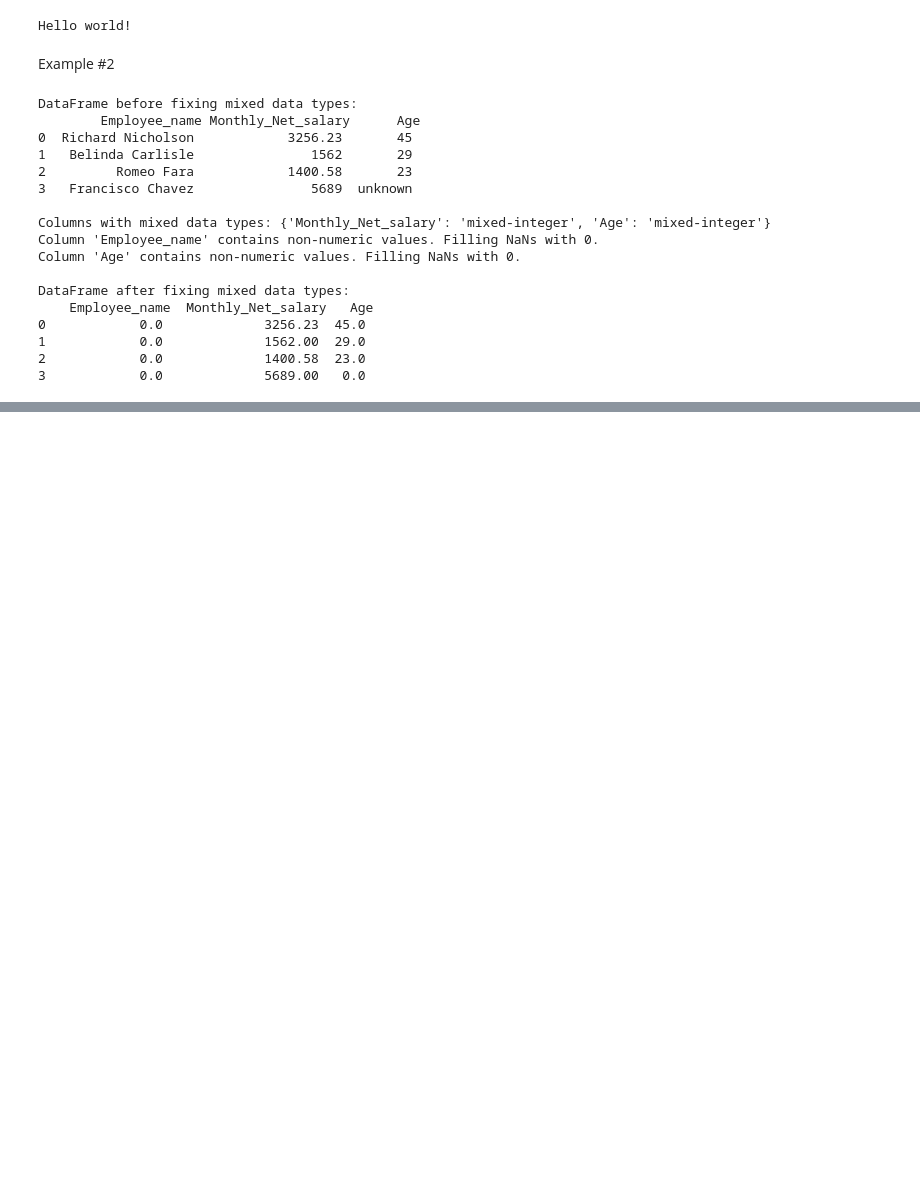
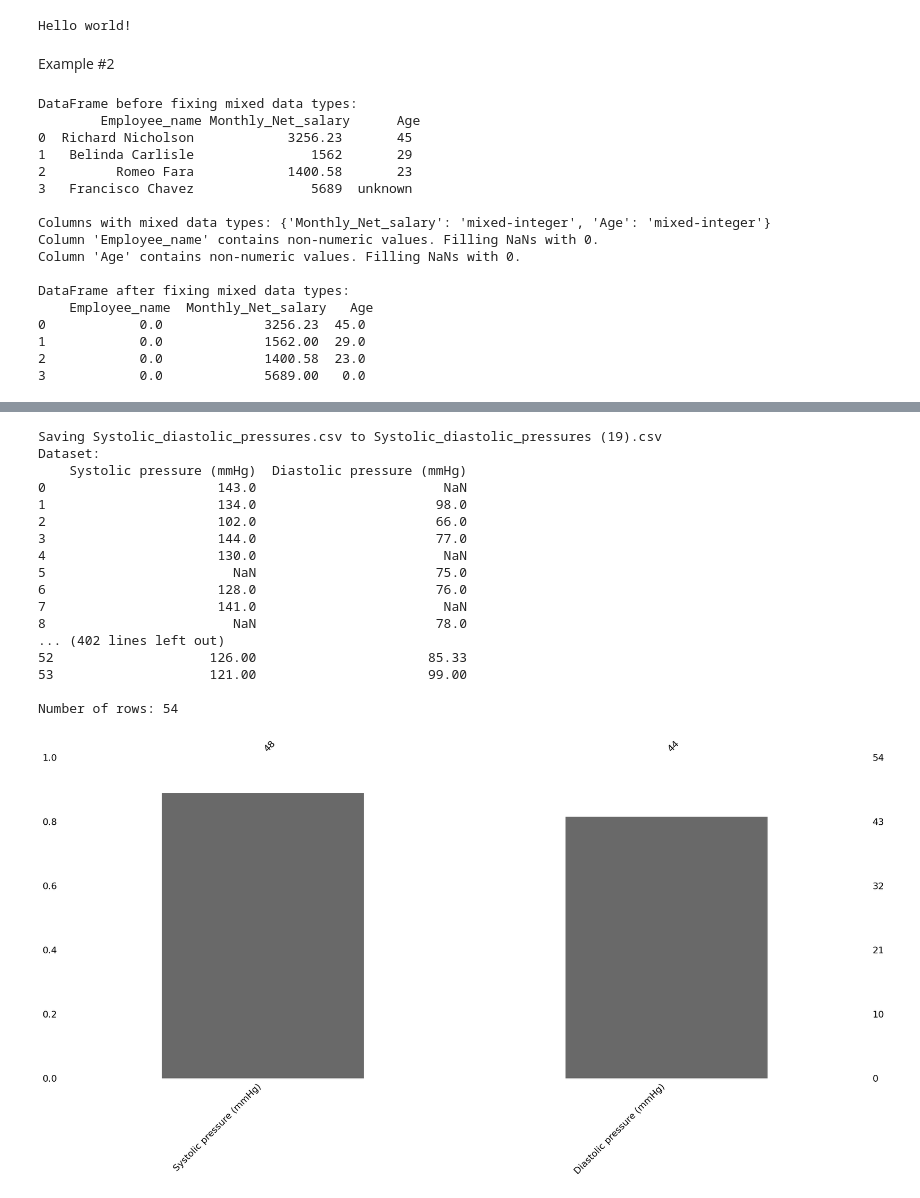
Before and after one commit to Praaabin/cps5004, a Jupyter notebook: Week2_1.ipynb, the cells around one changed output, grey strips where cells are left out. Drawn from its saved outputs; the diff is of its cells as text; code cells hidden in the pictures; blank space fills up the shorter version.

```diff
--- a/Week2_1.ipynb
+++ b/Week2_1.ipynb
@@ -71,0 +74,57 @@ DataFrame after fixing mixed data types:
+# %%
+import pandas as pd
+import missingno as msno
+import matplotlib.pyplot as plt
+
+from google.colab import files
+uploaded = files.upload()
+df = pd.read_csv('Systolic_diastolic_pressures.csv',header = 0,sep = ',')
+
+print("Dataset:")
+print(df)
+print("\nNumber of rows:",df.shape[0])
+
+print("\nDescription of Dataset:")
+print(df.describe())
+
+missing_values_tot = df.isnull().sum()
+print("\nMissing Values per column:")
+print(missing_values_tot)
+
+missing_values_chart=msno.bar(df)
+plt.show
+
+missing_values_perc=round((missing_values_tot/len(df))*100,2)
+print("\nPercentage of missing values per column:")
+print(missing_values_perc)
+
+df_dropped_syst=df['Systolic pressure (mmHg)'].dropna()
+df_dropped_dia=df['Diastolic pressure (mmHg)'].dropna()
+
+print("\nDataset without missing values in 'Systolic pressure (mmHg)' column:")
+print(df_dropped_syst)
+print("\nNumber of rows:",df_dropped_syst.shape[0])
+print("\nDataset without missing values in 'Diastolic pressure (mmHg)' column:")
+print(df_dropped_dia)
+print("\nNumber of rows:",df_dropped_dia.shape[0])
+
+df_mean_imputed=round(df.fillna(df.mean()),2)
+print("\nDataset with missing values imputed with mean:")
+print(df_mean_imputed)
+print("\nNumber of rows:",df_mean_imputed.shape[0])
+
+df_median_imputed=round(df.fillna(df.median()),2)
+print("\nDataset with missing values imputed with median:")
+print(df_median_imputed)
+print("\nNumber of rows:",df_median_imputed.shape[0])
+
+df_lin_interp_fwd_imputed = round(df.fillna(df.interpolate(method='linear', limit_direction='forward')), 2)
+print("\nDataset with missing values interpolated using linear method:")
+print(df_lin_interp_fwd_imputed)
+print("\nNumber of rows:", df_lin_interp_fwd_imputed.shape[0])
+
+df_lin_interp_back_imputed = round(df.fillna(df.interpolate(method='linear', limit_direction='backward')), 2)
+print("\nDataset with missing values interpolated using linear method:")
+print(df_lin_interp_back_imputed)
+print("\nNumber of rows:", df_lin_interp_back_imputed.shape[0])
+# %% [output]
@@ -71,0 +132,18 @@ DataFrame after fixing mixed data types:
+Saving Systolic_diastolic_pressures.csv to Systolic_diastolic_pressures (19).csv
+Dataset:
+    Systolic pressure (mmHg)  Diastolic pressure (mmHg)
+0                      143.0                        NaN
+1                      134.0                       98.0
+2                      102.0                       66.0
+3                      144.0                       77.0
+4                      130.0                        NaN
+5                        NaN                       75.0
+6                      128.0                       76.0
+7                      141.0                        NaN
+8                        NaN                       78.0
+... (402 lines left out)
+52                    126.00                      85.33
+53                    121.00                      99.00
+
+Number of rows: 54
+[figure, added]
```
Also changed, not shown: parts of 2 cells of this notebook.
